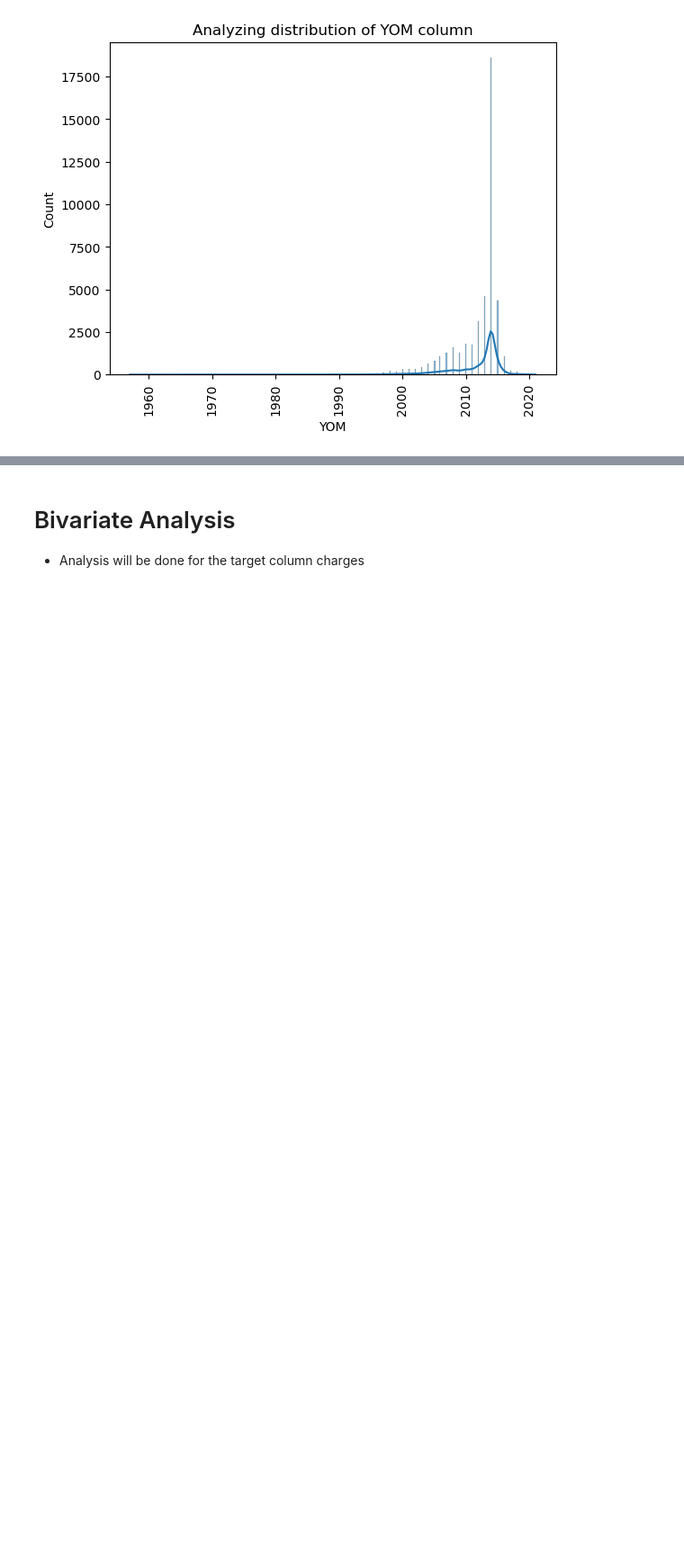
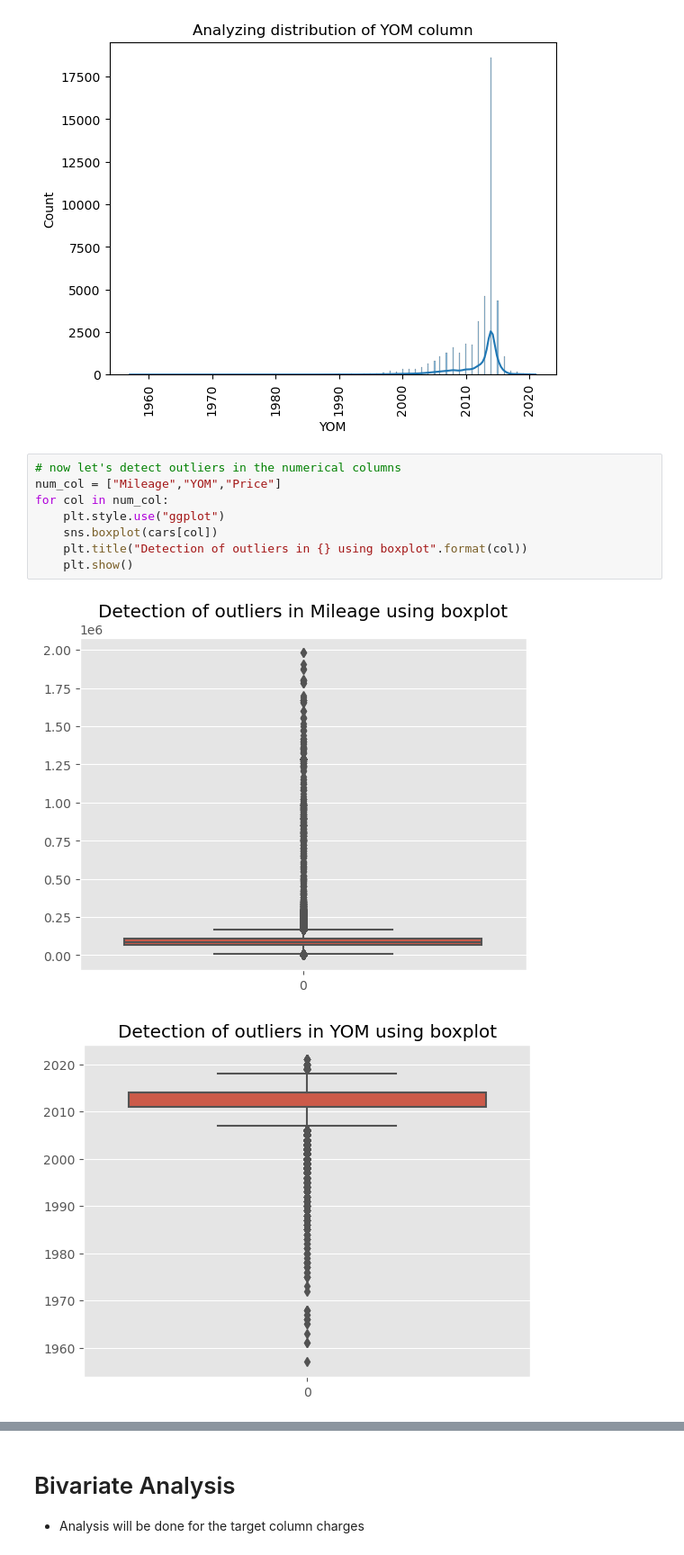
Before and after one commit to Cynthiachelangat/groupcarproject, a Jupyter notebook: model.ipynb, the cells around one changed output, grey strips where cells are left out. Shown at 90% size. Cells and saved outputs as stored; diff of their text form; blank space fills up the shorter version.

Commit message:
outliers

```diff
--- a/model.ipynb
+++ b/model.ipynb
@@ -293,3 +293,14 @@ plt.xticks(rotation=90)
 plt.show()
 # %% [output]
 [figure]
+# %%
+# now let's detect outliers in the numerical columns
+num_col = ["Mileage","YOM","Price"]
+for col in num_col:
+    plt.style.use("ggplot")
+    sns.boxplot(cars[col])
+    plt.title("Detection of outliers in {} using boxplot".format(col))
+    plt.show()
+# %% [output]
+[figure, added]
+[figure, added]
```
Also changed, not shown: parts of 2 cells of this notebook.
